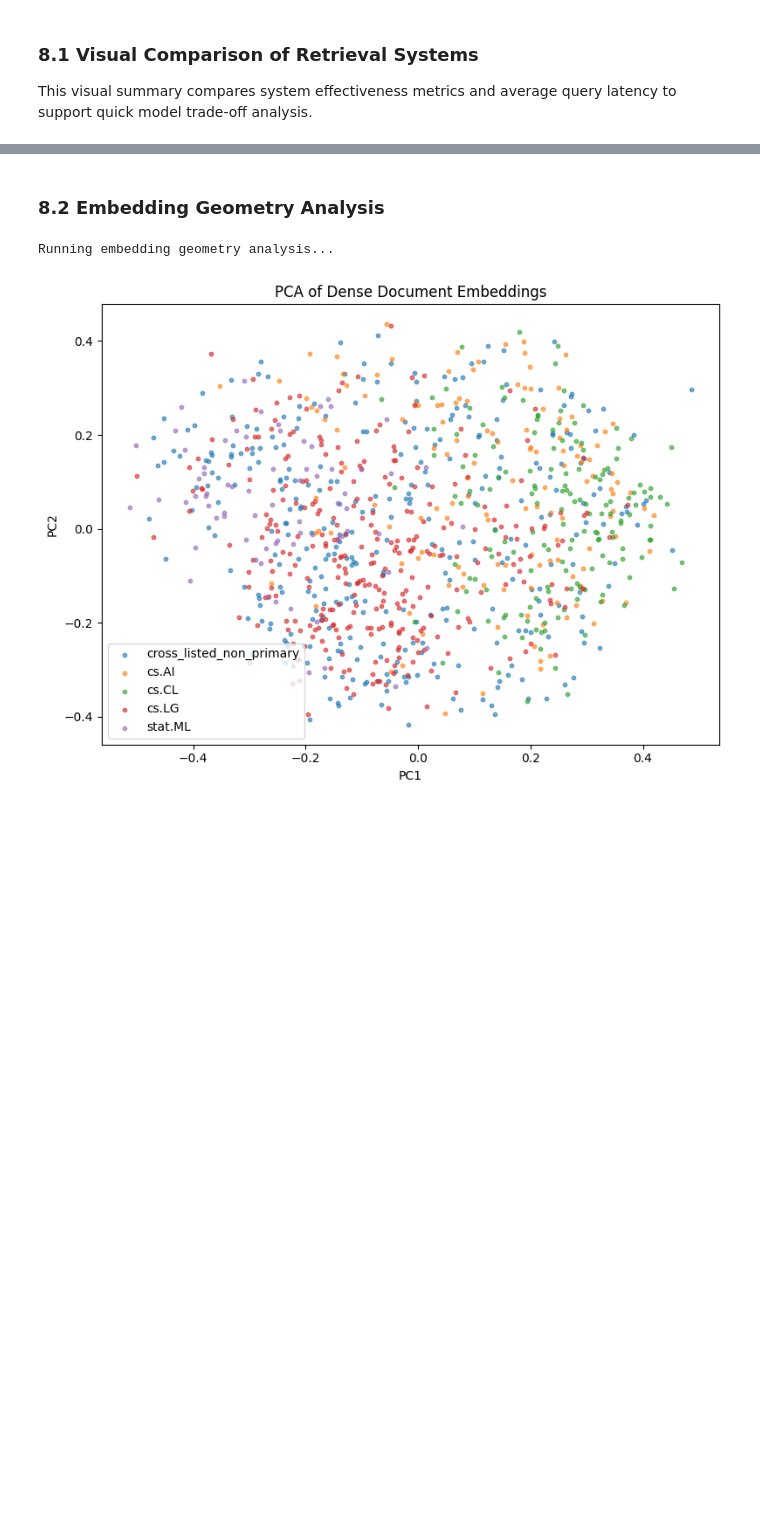
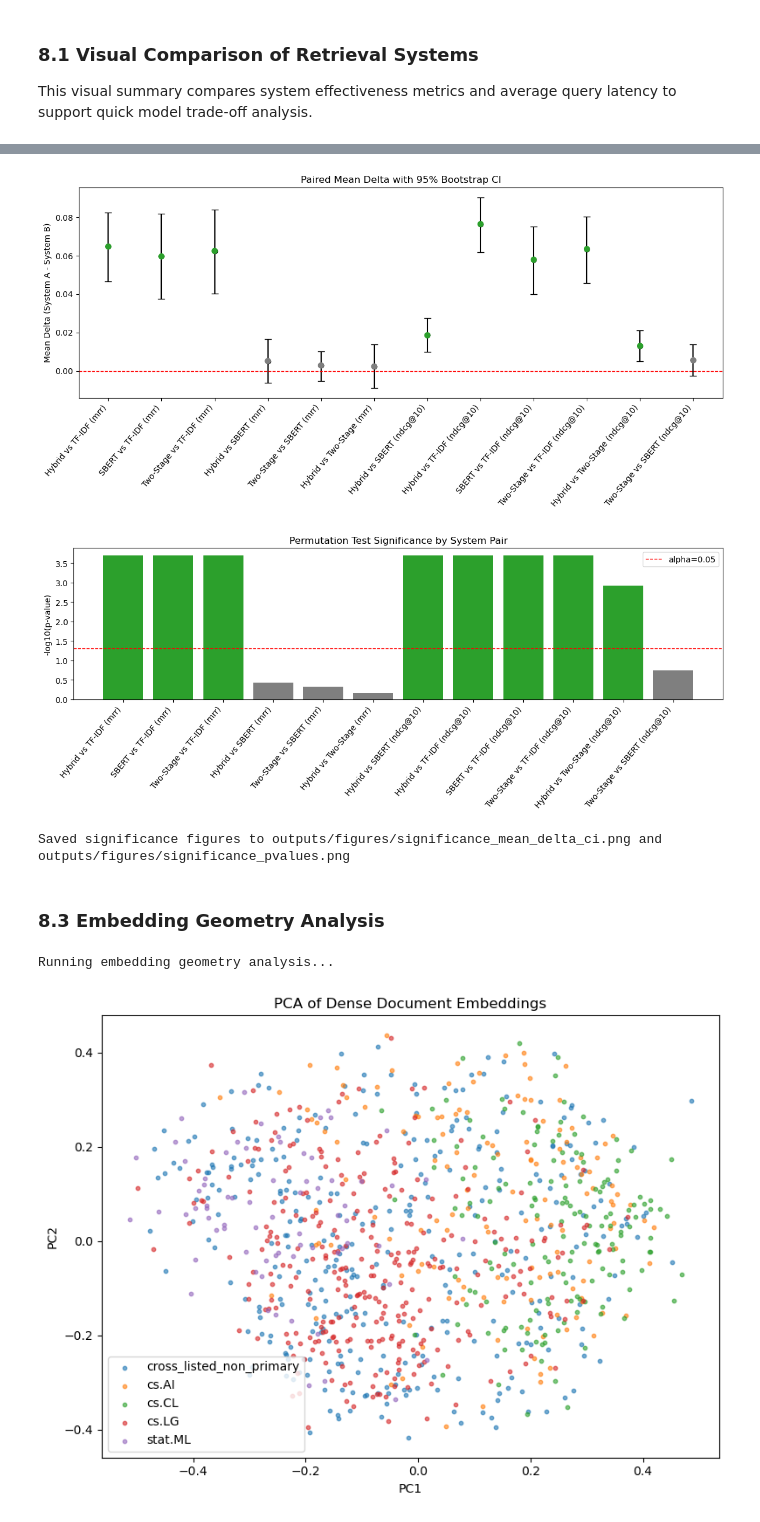
Before and after one commit to corbancode/academic-paper-recommendation, a Jupyter notebook: academic-paper-recommendation.ipynb, the cells around one changed output, grey strips where cells are left out. Cells and saved outputs as stored; diff of their text form; code cells hidden in the pictures; blank space fills up the shorter version.

Commit message:
add statistical significance check

```diff
--- a/academic-paper-recommendation.ipynb
+++ b/academic-paper-recommendation.ipynb
@@ -1257,5 +1400,64 @@ save_json(efficiency, os.path.join(METRICS_DIR, "efficiency_metrics.json"))
+# %%
+# Plot significance outputs (mean delta with 95% CI and permutation p-values)
+if "significance_df" in globals() and isinstance(significance_df, pd.DataFrame):
+    sig_plot_df = significance_df.copy()
+else:
+    sig_plot_df = pd.read_csv(os.path.join(METRICS_DIR, "significance_tests_ndcg10_mrr.csv"))
+
+sig_plot_df["comparison"] = sig_plot_df["system_a"] + " vs " + sig_plot_df["system_b"] + " (" + sig_plot_df["metric"] + ")"
+sig_plot_df = sig_plot_df.sort_values(["metric", "p_value_permutation", "comparison"]).reset_index(drop=True)
+
+# Figure 1: Mean delta with 95% CI
+plt.figure(figsize=(12, 6))
+x = np.arange(len(sig_plot_df))
+mean_delta = sig_plot_df["mean_delta_a_minus_b"].values
+lower_err = mean_delta - sig_plot_df["ci95_low"].values
+upper_err = sig_plot_df["ci95_high"].values - mean_delta
+
+colors = ["tab:green" if s else "tab:gray" for s in sig_plot_df["is_significant_at_0_05"]]
+plt.errorbar(
+    x,
+    mean_delta,
+    yerr=[lower_err, upper_err],
+    fmt="o",
+    ecolor="black",
+    capsize=4,
+    color="black",
+)
+plt.scatter(x, mean_delta, c=colors, s=45, zorder=3)
+plt.axhline(0, color="red", linestyle="--", linewidth=1)
+plt.xticks(x, sig_plot_df["comparison"], rotation=50, ha="right")
+plt.ylabel("Mean Delta (System A - System B)")
+plt.title("Paired Mean Delta with 95% Bootstrap CI")
+plt.tight_layout()
+plt.savefig(os.path.join(FIGURES_DIR, "significance_mean_delta_ci.png"), dpi=300)
+plt.show()
+plt.close()
+
+# Figure 2: Permutation p-values as -log10(p)
+plt.figure(figsize=(12, 5))
+p_values = np.clip(sig_plot_df["p_value_permutation"].values.astype(float), 1e-12, 1.0)
+neglogp = -np.log10(p_values)
+threshold = -np.log10(0.05)
+
+plt.bar(sig_plot_df["comparison"], neglogp, color=colors)
+plt.axhline(threshold, color="red", linestyle="--", linewidth=1, label="alpha=0.05")
+plt.xticks(rotation=50, ha="right")
+plt.ylabel("-log10(p-value)")
+plt.title("Permutation Test Significance by System Pair")
+plt.legend(loc="upper right")
+plt.tight_layout()
+plt.savefig(os.path.join(FIGURES_DIR, "significance_pvalues.png"), dpi=300)
+plt.show()
+plt.close()
+
+print("Saved significance figures to outputs/figures/significance_mean_delta_ci.png and outputs/figures/significance_pvalues.png")
+# %% [output]
+[figure, added]
+[figure, added]
+Saved significance figures to outputs/figures/significance_mean_delta_ci.png and outputs/figures/significance_pvalues.png
 # %% [markdown]
-### 8.2 Embedding Geometry Analysis
+### 8.3 Embedding Geometry Analysis
 # %%
 print("Running embedding geometry analysis...")
 plot_dense_embedding_geometry(index, cleaned_papers)
```
Also changed, not shown: parts of 16 cells of this notebook, 24 other files.
